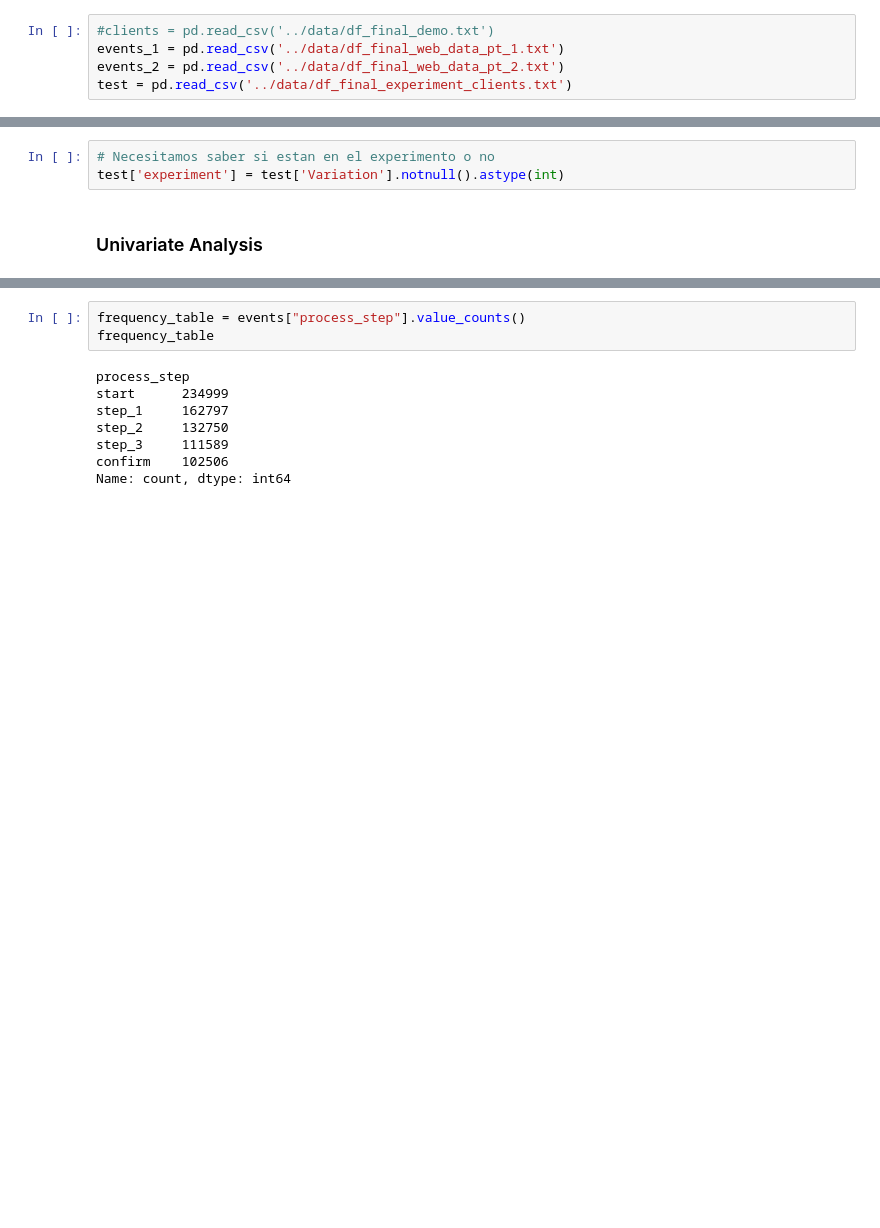
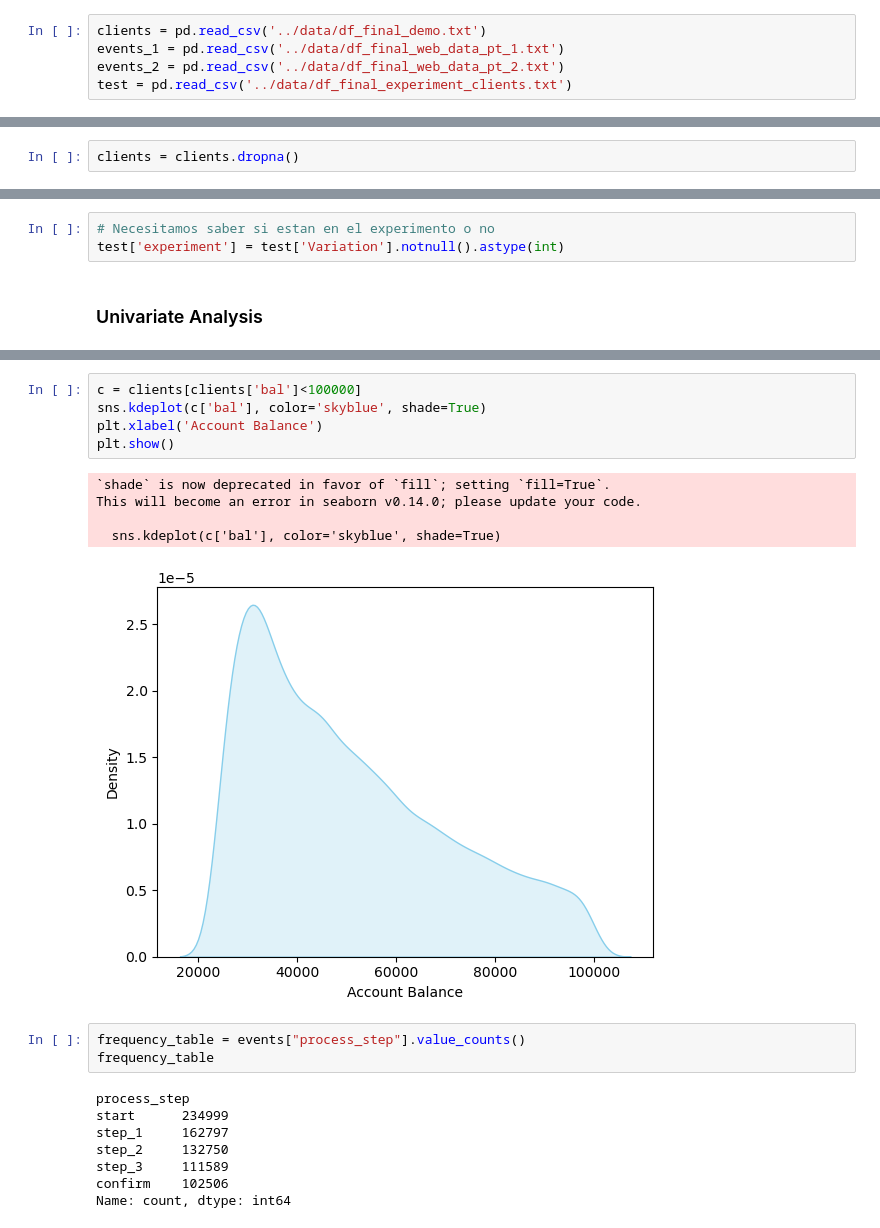
Before and after one commit to almudenamcastro/ironhack-w5-EDA, a Jupyter notebook: notebooks/main.ipynb, the cells around one changed output, grey strips where cells are left out. Saved outputs shown, nothing was run; the diff lists cells and outputs as text; blank space fills up the shorter version.

```diff
--- a/notebooks/main.ipynb
+++ b/notebooks/main.ipynb
@@ -6,7 +6,7 @@ import seaborn as sns
 
 %matplotlib inline
 # %%
-#clients = pd.read_csv('../data/df_final_demo.txt')
+clients = pd.read_csv('../data/df_final_demo.txt')
 events_1 = pd.read_csv('../data/df_final_web_data_pt_1.txt')
 events_2 = pd.read_csv('../data/df_final_web_data_pt_2.txt')
 test = pd.read_csv('../data/df_final_experiment_clients.txt')
@@ -101,6 +152,8 @@ Control    23532
 Name: count, dtype: int64
 # %% [markdown]
 ### Data cleaning
+# %%
+clients = clients.dropna()
 # %%
 events.isnull().sum()
 # %% [output]
@@ -145,3 +212,14 @@ test['experiment'] = test['Variation'].notnull().astype(int)
+# %%
+c = clients[clients['bal']<100000]
+sns.kdeplot(c['bal'], color='skyblue', shade=True)
+plt.xlabel('Account Balance')
+plt.show()
+# %% [output]
+`shade` is now deprecated in favor of `fill`; setting `fill=True`.
+This will become an error in seaborn v0.14.0; please update your code.
+
+  sns.kdeplot(c['bal'], color='skyblue', shade=True)
+[figure, added]
 # %%
 frequency_table = events["process_step"].value_counts()
 frequency_table
```
Also changed, not shown: parts of 29 cells of this notebook.
